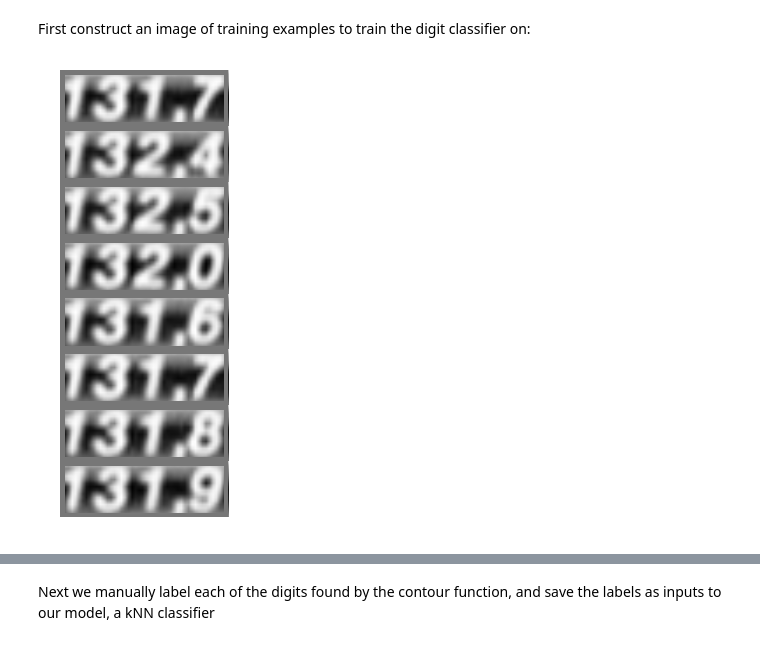
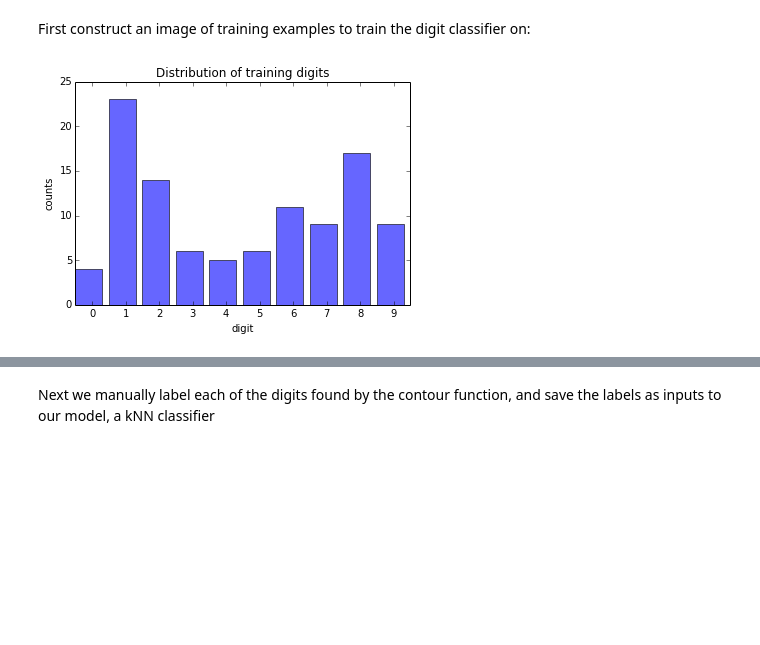
Before and after one commit to DublinSam/tour-project, a Jupyter notebook: notebooks/Digit Classification.ipynb, the cells around one changed output, grey strips where cells are left out. Saved outputs shown, nothing was run; the diff lists cells and outputs as text; code cells hidden in the pictures; blank space fills up the shorter version.

Commit message:
improved digit classification using automated localization

```diff
--- a/notebooks/Digit Classification.ipynb
+++ b/notebooks/Digit Classification.ipynb
@@ -6,7 +6,7 @@
 from train_classifier import construct_training_image
 # %% [markdown]
 First construct an image of training examples to train the digit classifier on:
-# %%
-construct_training_image()
-# %% [output]
-[figure, removed]
+# %%
+PATH = '/Users/samuelalbanie/aims_course/project_two/code/DVD/'
+SAMPLE_IMAGES = PATH + 'digit_training_frames/'
+TARGET_DIR = PATH + 'fused_image/'
@@ -12,0 +15,4 @@ construct_training_image()
+# %%
+show_training_digits_distribution(SAMPLE_IMAGES)
+# %% [output]
+[figure, added]
```
Also changed, not shown: parts of 15 cells of this notebook, 4 other files.
